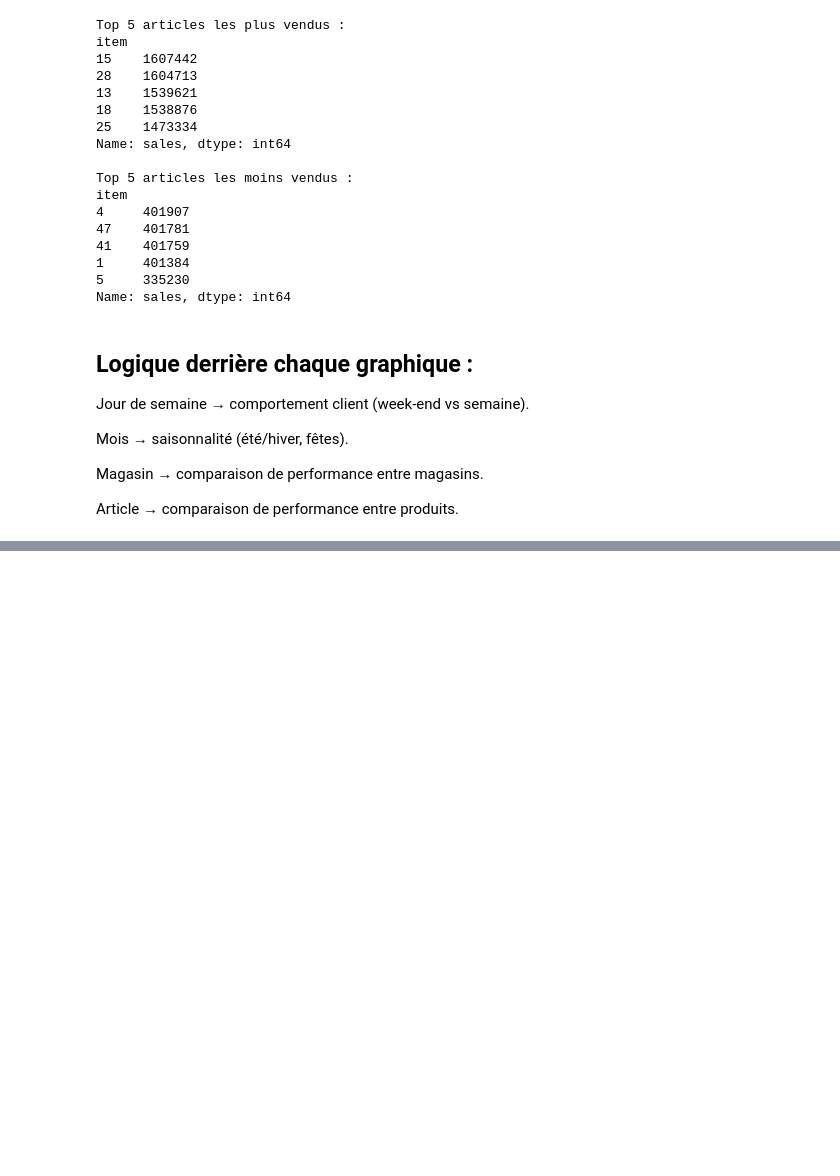
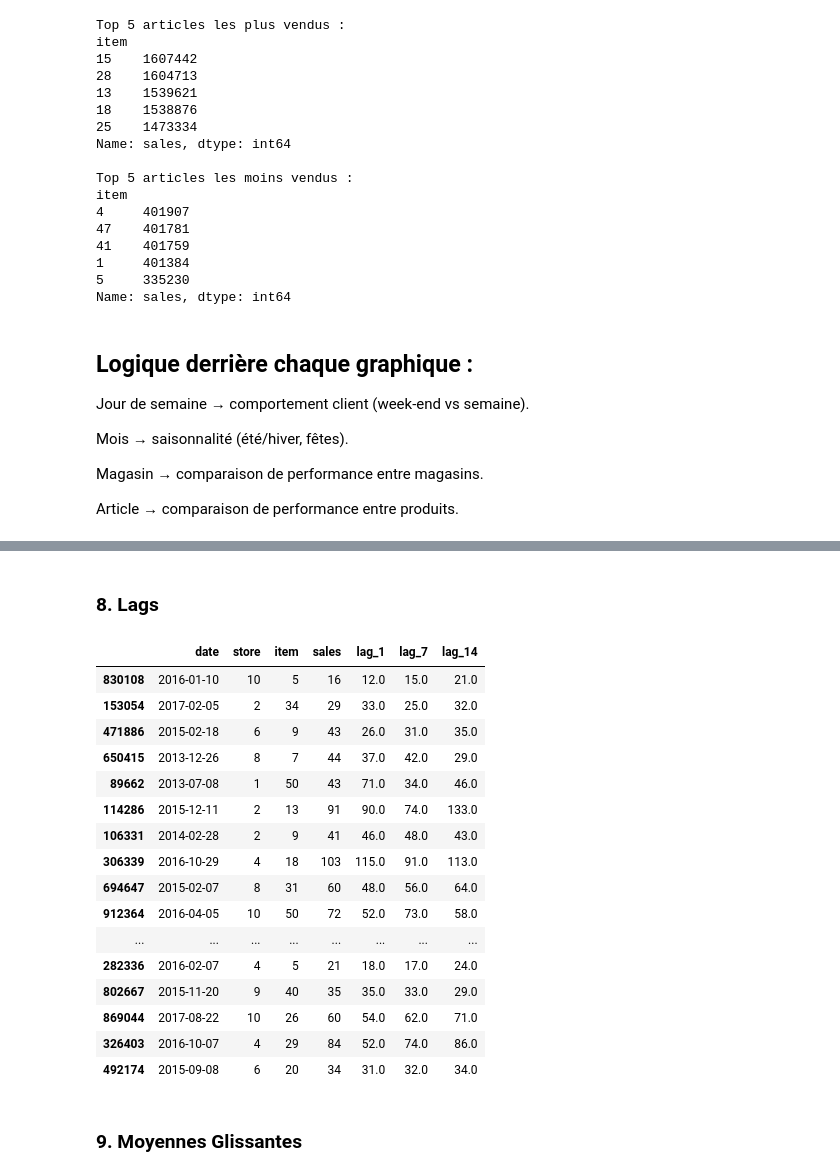
Before and after one commit to fatouu50/Time-Series-Forecasting-ML, a Jupyter notebook: Mois_1_Machine_Learning/ML_Forecasting.ipynb, the cells around one changed output, grey strips where cells are left out. Drawn from its saved outputs; the diff is of its cells as text; code cells hidden in the pictures; blank space fills up the shorter version.

```diff
--- a/Mois_1_Machine_Learning/ML_Forecasting.ipynb
+++ b/Mois_1_Machine_Learning/ML_Forecasting.ipynb
@@ -272,0 +277,13 @@ Article → comparaison de performance entre produits.
+# %%
+df = df.sort_values(by='date').reset_index(drop=True)
+
+date_val = "2017-07-01"
+date_test = "2017-10-01"
+
+train_df = df[df['date'] < date_val]
+val_df = df[(df['date'] >= date_val) & (df['date'] < date_test)]
+test_df = df[df['date'] >= date_test]
+
+print(f"Train set : {train_df.shape[0]:,} lignes")
+print(f"Validation set : {val_df.shape[0]:,} lignes")
+print(f"Test set : {test_df.shape[0]:,} lignes")
@@ -272,0 +298,4 @@ Article → comparaison de performance entre produits.
+# %%
+df['month'] = df['date'].dt.month
+df['dayofweek'] = df['date'].dt.day_of_week
+df['is_weekend'] = (df['dayofweek'] >= 5).astype(int)
@@ -272,0 +362,2 @@ Article → comparaison de performance entre produits.
+# %% [markdown]
+### 8. Lags
@@ -272,0 +370,22 @@ Article → comparaison de performance entre produits.
+# %%
+df[['date', 'store', 'item', 'sales', 'lag_1', 'lag_7', 'lag_14']].sample(20)
+# %% [output]
+|  | date | store | item | sales | lag_1 | lag_7 | lag_14 |
+| 830108 | 2016-01-10 | 10 | 5 | 16 | 12.0 | 15.0 | 21.0 |
+| 153054 | 2017-02-05 | 2 | 34 | 29 | 33.0 | 25.0 | 32.0 |
+| 471886 | 2015-02-18 | 6 | 9 | 43 | 26.0 | 31.0 | 35.0 |
+| 650415 | 2013-12-26 | 8 | 7 | 44 | 37.0 | 42.0 | 29.0 |
+| 89662 | 2013-07-08 | 1 | 50 | 43 | 71.0 | 34.0 | 46.0 |
+| 114286 | 2015-12-11 | 2 | 13 | 91 | 90.0 | 74.0 | 133.0 |
+| 106331 | 2014-02-28 | 2 | 9 | 41 | 46.0 | 48.0 | 43.0 |
+| 306339 | 2016-10-29 | 4 | 18 | 103 | 115.0 | 91.0 | 113.0 |
+| 694647 | 2015-02-07 | 8 | 31 | 60 | 48.0 | 56.0 | 64.0 |
+| 912364 | 2016-04-05 | 10 | 50 | 72 | 52.0 | 73.0 | 58.0 |
+| ... | ... | ... | ... | ... | ... | ... | ... |
+| 282336 | 2016-02-07 | 4 | 5 | 21 | 18.0 | 17.0 | 24.0 |
+| 802667 | 2015-11-20 | 9 | 40 | 35 | 35.0 | 33.0 | 29.0 |
+| 869044 | 2017-08-22 | 10 | 26 | 60 | 54.0 | 62.0 | 71.0 |
+| 326403 | 2016-10-07 | 4 | 29 | 84 | 52.0 | 74.0 | 86.0 |
+| 492174 | 2015-09-08 | 6 | 20 | 34 | 31.0 | 32.0 | 34.0 |
+# %% [markdown]
+### 9. Moyennes Glissantes
```
Also changed, not shown: parts of 33 cells of this notebook.
